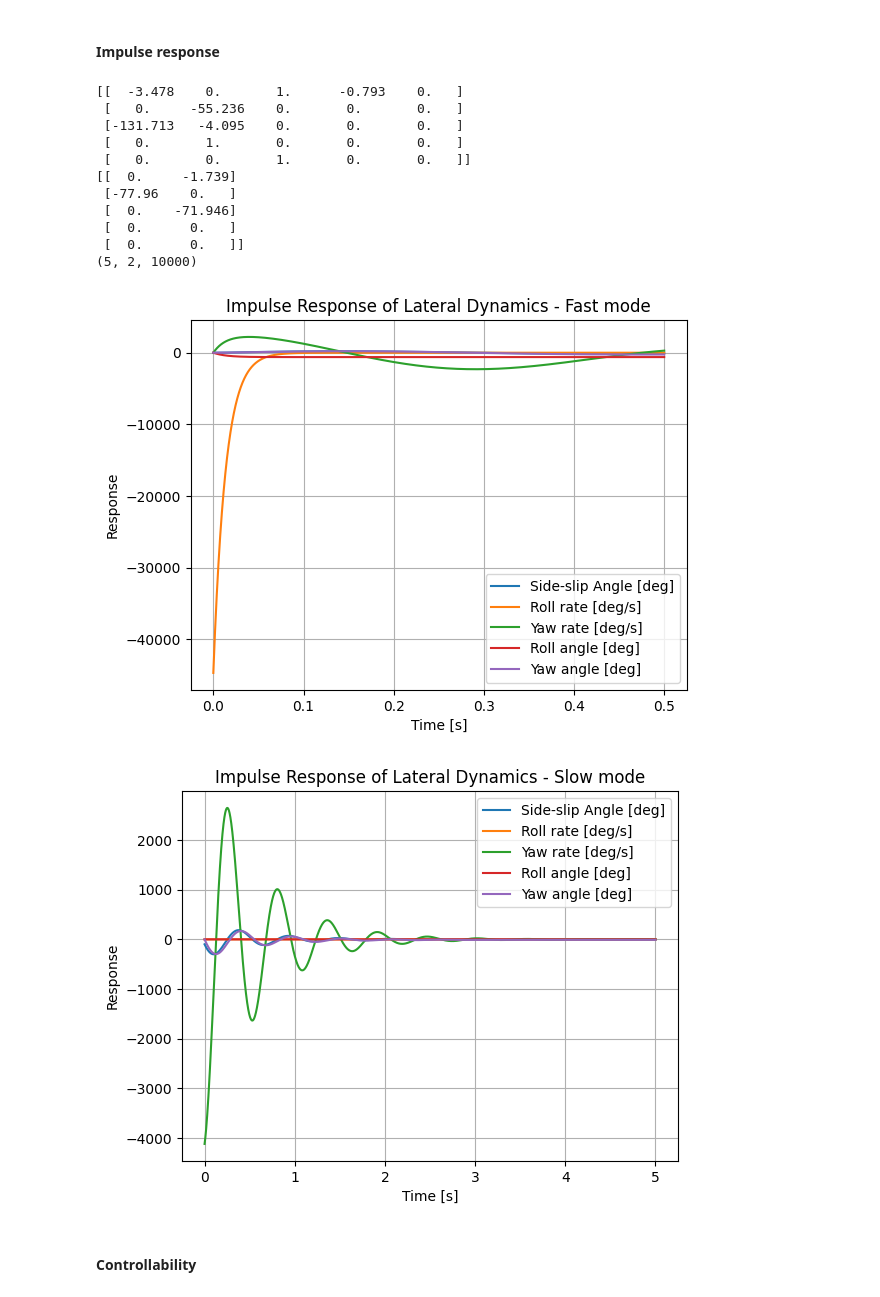
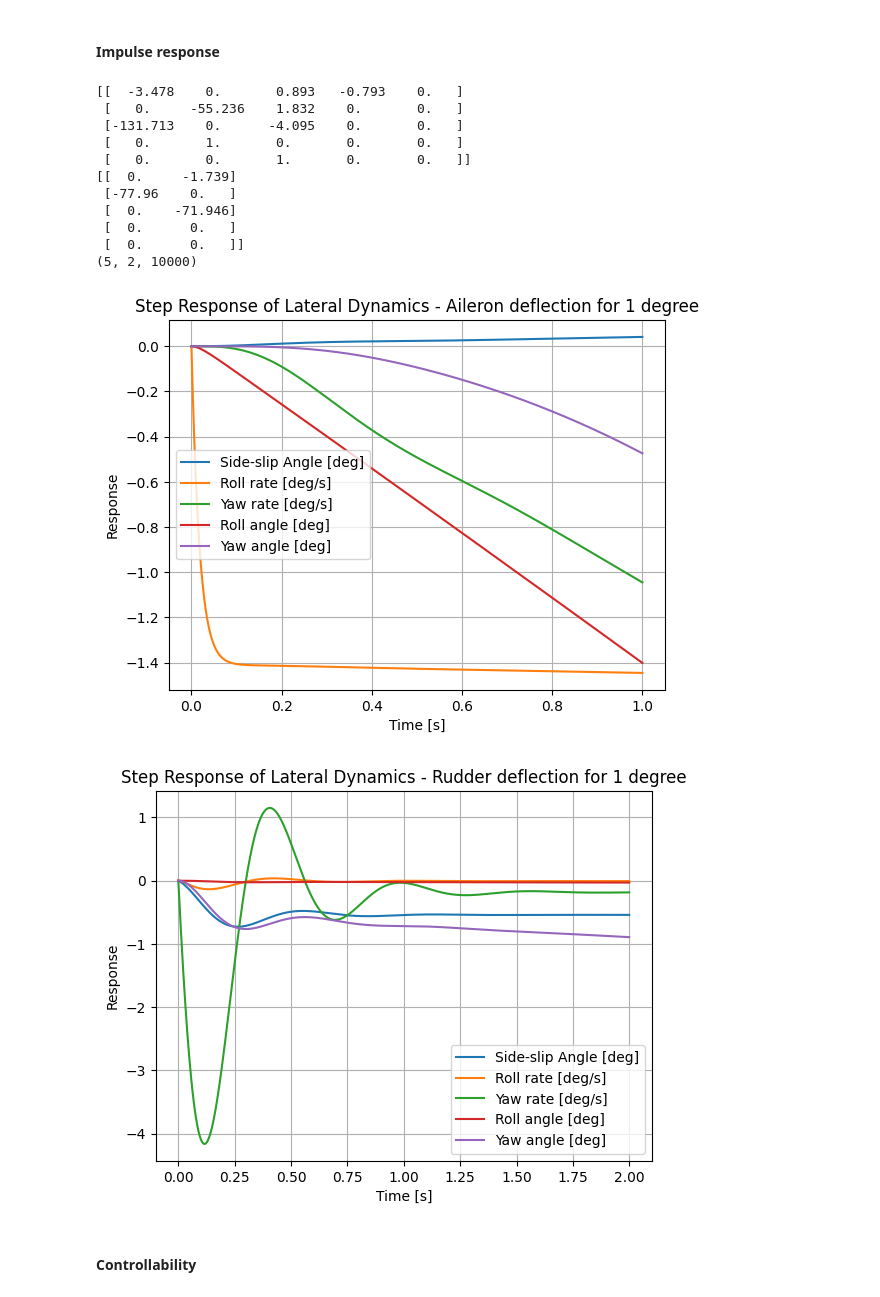
Before and after one commit to gregora/Wright, a Jupyter notebook: static_analysis.ipynb, the cells around one changed output. Drawn from its saved outputs; the diff is of its cells as text; code cells hidden in the pictures.

Commit message:
Bug fixes both in lateral and longitudinal model

```diff
--- a/static_analysis.ipynb
+++ b/static_analysis.ipynb
@@ -629,53 +671,53 @@ D = np.zeros((4,2))
 lateral_linear = ct.StateSpace(A, B, C, D)
 
 # plot impulse response
-t, y, x = ct.impulse_response(lateral_linear, T=np.linspace(0, 0.5, 10000), return_states = True)
+t, y, x = ct.step_response(lateral_linear, T=np.linspace(0, 1, 10000), return_states = True)
 
 print(x.shape)
 
 plt.figure()
-plt.plot(t, x[0, 0, :].T*180/np.pi, label="Side-slip Angle [deg]")
-plt.plot(t, x[1, 0, :].T*180/np.pi, label="Roll rate [deg/s]")
-plt.plot(t, x[2, 0, :].T*180/np.pi, label="Yaw rate [deg/s]")
-plt.plot(t, x[3, 0, :].T*180/np.pi, label="Roll angle [deg]")
-plt.plot(t, x[4, 0, :].T*180/np.pi, label="Yaw angle [deg]")
-plt.title("Impulse Response of Lateral Dynamics - Fast mode")
+plt.plot(t, x[0, 0, :].T, label="Side-slip Angle [deg]")
+plt.plot(t, x[1, 0, :].T, label="Roll rate [deg/s]")
+plt.plot(t, x[2, 0, :].T, label="Yaw rate [deg/s]")
+plt.plot(t, x[3, 0, :].T, label="Roll angle [deg]")
+plt.plot(t, x[4, 0, :].T, label="Yaw angle [deg]")
+plt.title("Step Response of Lateral Dynamics - Aileron deflection for 1 degree")
 plt.xlabel("Time [s]")
 plt.ylabel("Response")
 plt.legend()
 plt.grid()
 plt.show()
 
 
-t, y, x = ct.impulse_response(lateral_linear, T=np.linspace(0, 4, 10000), return_states = True)
+t, y, x = ct.step_response(lateral_linear, T=np.linspace(0, 2, 10000), return_states = True)
 
 # plot angular velocity and alpha response
 plt.figure()
-plt.title("Impulse Response of Lateral Dynamics - Slow mode")
-plt.plot(t, x[0, 1, :].T*180/np.pi, label="Side-slip Angle [deg]")
-plt.plot(t, x[1, 1, :].T*180/np.pi, label="Roll rate [deg/s]")
-plt.plot(t, x[2, 1, :].T*180/np.pi, label="Yaw rate [deg/s]")
-plt.plot(t, x[3, 1, :].T*180/np.pi, label="Roll angle [deg]")
-plt.plot(t, x[4, 1, :].T*180/np.pi, label="Yaw angle [deg]")
+plt.title("Step Response of Lateral Dynamics - Rudder deflection for 1 degree")
+plt.plot(t, x[0, 1, :].T, label="Side-slip Angle [deg]")
+plt.plot(t, x[1, 1, :].T, label="Roll rate [deg/s]")
+plt.plot(t, x[2, 1, :].T, label="Yaw rate [deg/s]")
+plt.plot(t, x[3, 1, :].T, label="Roll angle [deg]")
+plt.plot(t, x[4, 1, :].T, label="Yaw angle [deg]")
 plt.xlabel("Time [s]")
 plt.ylabel("Response")
 plt.legend()
 plt.grid()
 plt.show()
 # %% [output]
-[[  -3.478    0.       1.      -0.793    0.   ]
- [   0.     -55.236    0.       0.       0.   ]
- [-131.713   -4.095    0.       0.       0.   ]
+[[  -3.478    0.       0.893   -0.793    0.   ]
+ [   0.     -55.236    1.832    0.       0.   ]
+ [-131.713    0.      -4.095    0.       0.   ]
  [   0.       1.       0.       0.       0.   ]
  [   0.       0.       1.       0.       0.   ]]
 [[  0.     -1.739]
  [-77.96    0.   ]
  [  0.    -71.946]
  [  0.      0.   ]
  [  0.      0.   ]]
 (5, 2, 10000)
-[figure, old version]
+[figure, new version]
-[figure, old version]
+[figure, new version]
 # %% [markdown]
 #### Controllability
 # %%
```
Also changed, not shown: parts of 15 cells of this notebook.
